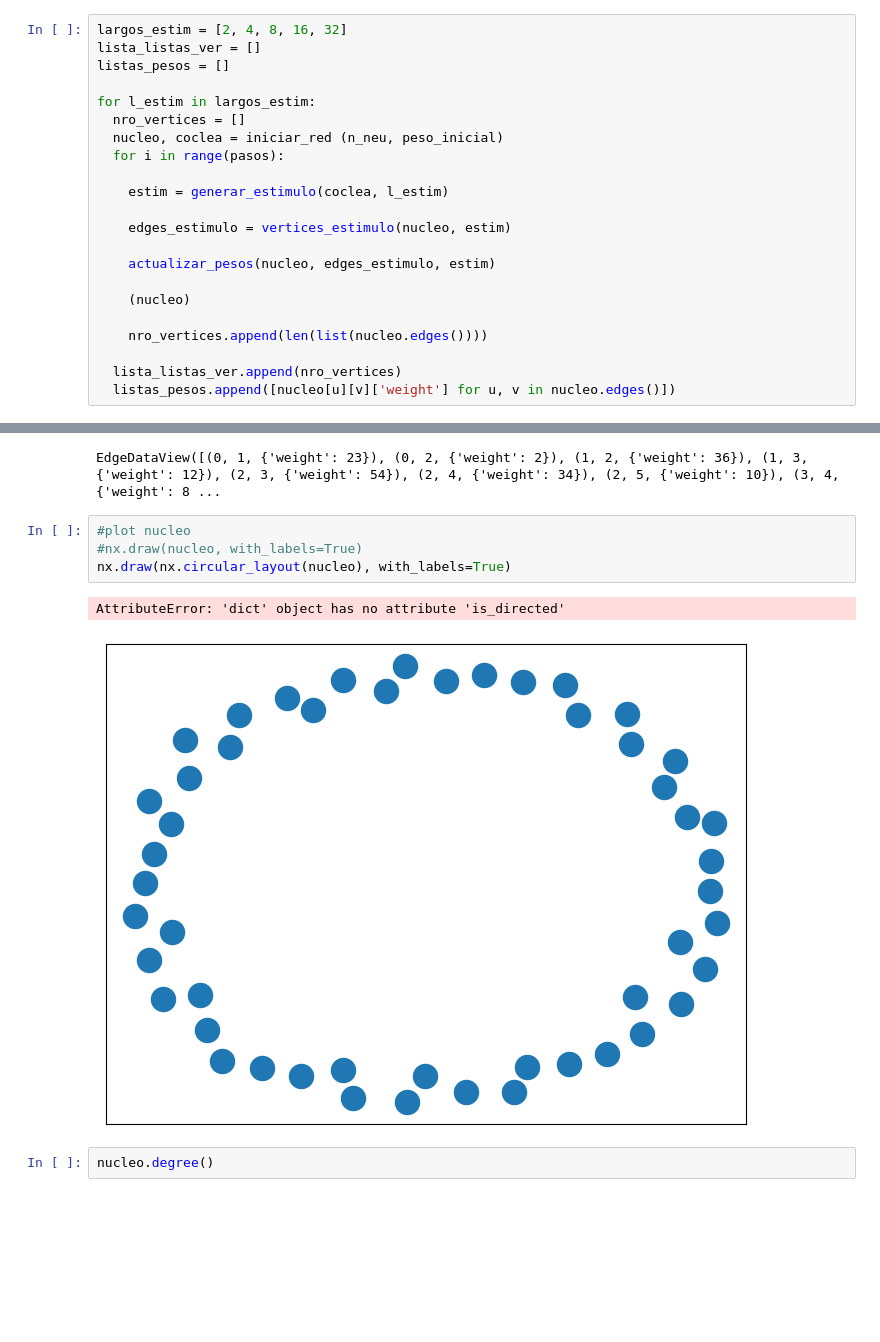
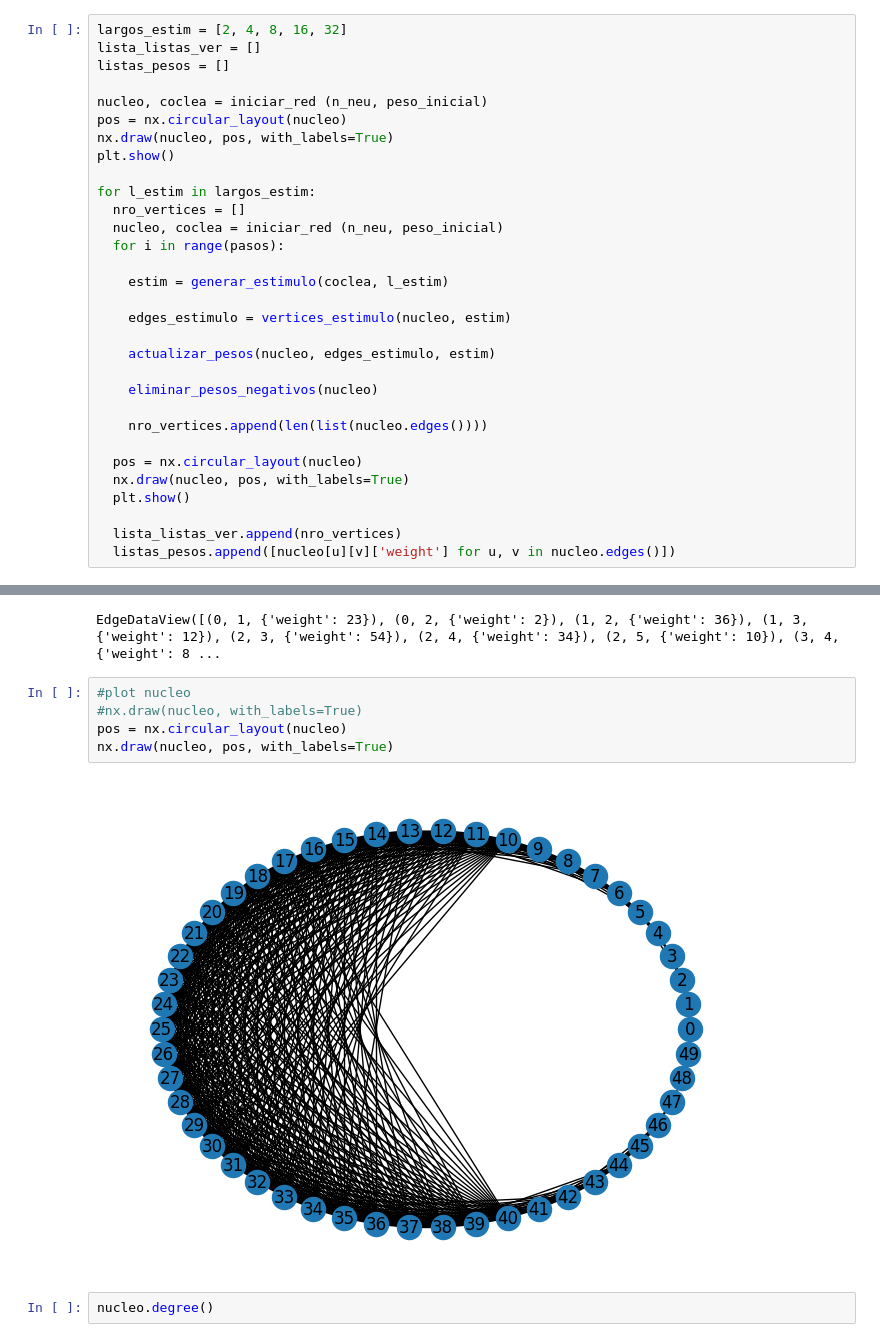
Before and after one commit to SalvadorCalanni/Modelos_basados_en_agentes, a Jupyter notebook: Proyecto_MBA.ipynb, the cells around one changed output, grey strips where cells are left out. Cells and saved outputs as stored; diff of their text form; blank space fills up the shorter version.

```diff
--- a/Proyecto_MBA.ipynb
+++ b/Proyecto_MBA.ipynb
@@ -64,6 +88,11 @@ nx.draw(nucleo, with_labels=True)
 largos_estim = [2, 4, 8, 16, 32]
 lista_listas_ver = []
 listas_pesos = []
+
+nucleo, coclea = iniciar_red (n_neu, peso_inicial)
+pos = nx.circular_layout(nucleo)
+nx.draw(nucleo, pos, with_labels=True)
+plt.show()
 
 for l_estim in largos_estim:
   nro_vertices = []
@@ -76,9 +105,13 @@ for l_estim in largos_estim:
 
     actualizar_pesos(nucleo, edges_estimulo, estim)
 
-    (nucleo)
+    eliminar_pesos_negativos(nucleo)
 
     nro_vertices.append(len(list(nucleo.edges())))
 
+  pos = nx.circular_layout(nucleo)
+  nx.draw(nucleo, pos, with_labels=True)
+  plt.show()
+
   lista_listas_ver.append(nro_vertices)
   listas_pesos.append([nucleo[u][v]['weight'] for u, v in nucleo.edges()])
@@ -89,10 +129,10 @@ EdgeDataView([(0, 1, {'weight': 23}), (0, 2, {'weight': 2}), (1, 2, {'weight': 3
 # %%
 #plot nucleo
 #nx.draw(nucleo, with_labels=True)
-nx.draw(nx.circular_layout(nucleo), with_labels=True)
+pos = nx.circular_layout(nucleo)
+nx.draw(nucleo, pos, with_labels=True)
 # %% [output]
-AttributeError: 'dict' object has no attribute 'is_directed'
-[figure, old version]
+[figure, new version]
 # %%
 nucleo.degree()
 # %% [output]
```
Also changed, not shown: parts of 8 cells of this notebook.
